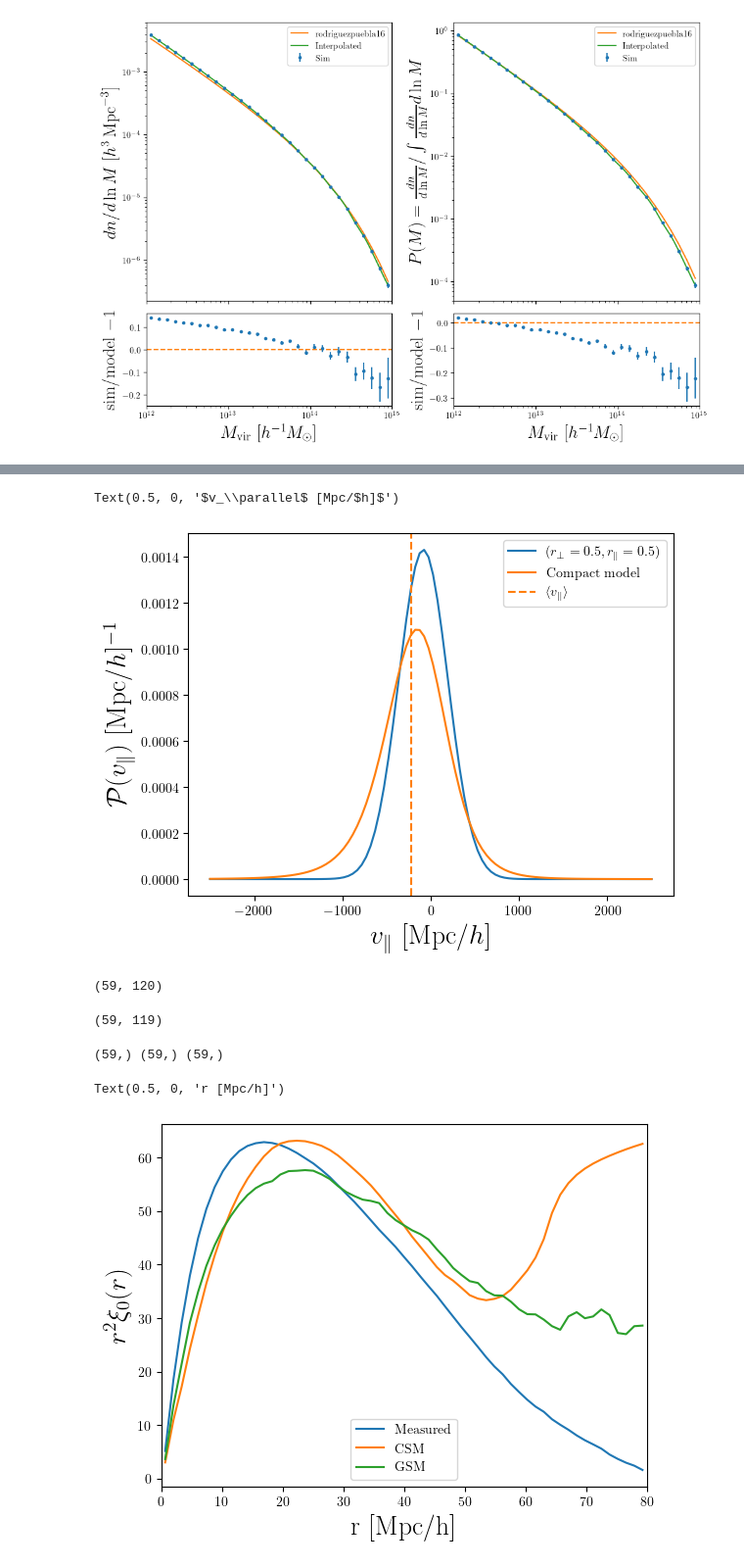
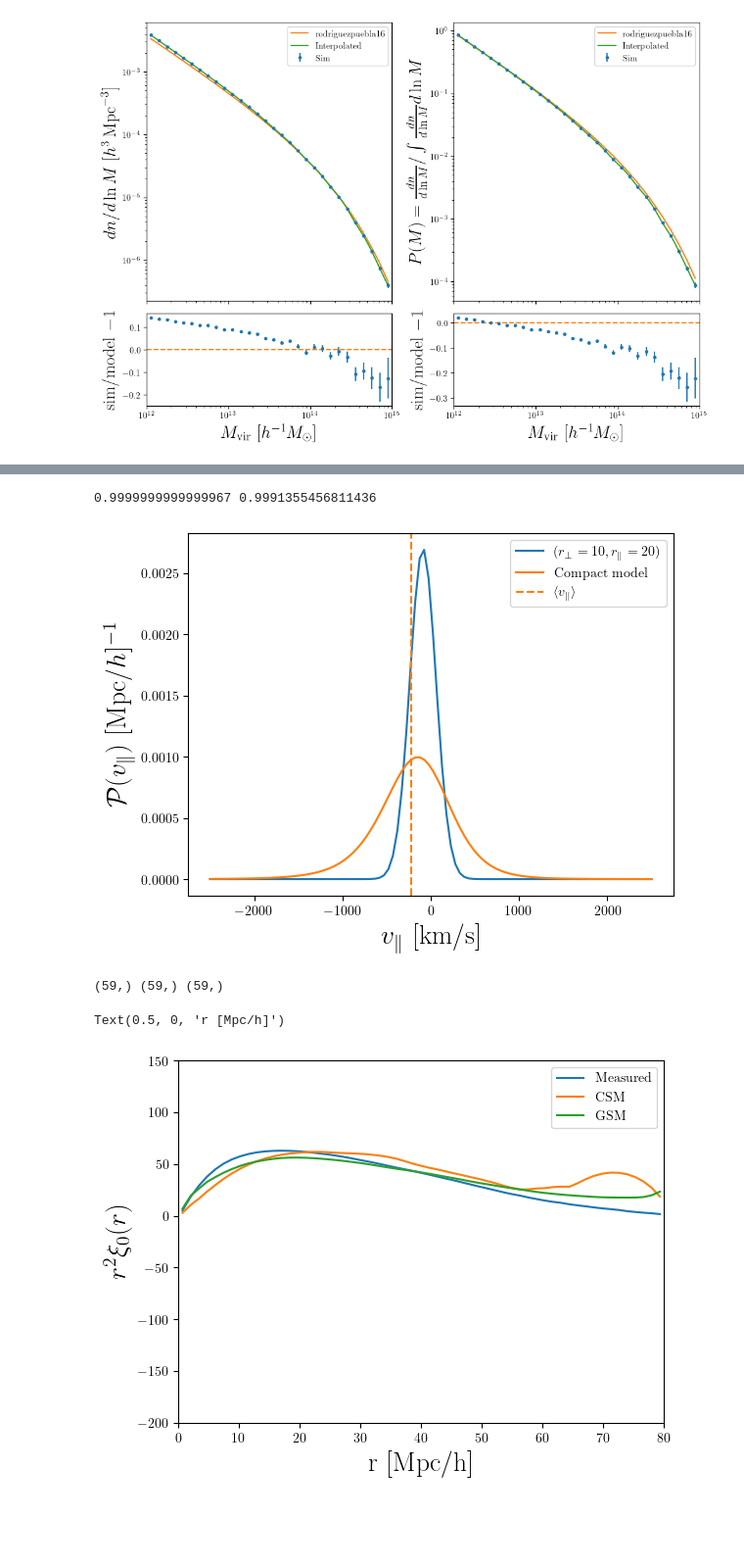
Before and after one commit to cosweeney/clive_bias, a Jupyter notebook: notebooks/streaming_model/MDPL2_streaming.ipynb, the cells around one changed output, grey strips where cells are left out. Shown at 98% size. Saved outputs shown, nothing was run; the diff lists cells and outputs as text; code cells hidden in the pictures; blank space fills up the shorter version.

Commit message:
Updates to test notebook, measuring moments with halotools.

```diff
--- a/notebooks/streaming_model/MDPL2_streaming.ipynb
+++ b/notebooks/streaming_model/MDPL2_streaming.ipynb
@@ -679,0 +815,5 @@ with h5.File(vel_path, 'r') as hdf:
+# %%
+plt.plot(rbins_c, a*H*v_12, c='k')
+
+for k in range(6):
+    plt.plot(r_cens_test, mean_j[k], c=f'C{k}')
@@ -860,9 +1002,9 @@ from scipy.interpolate import UnivariateSpline
 
 
 gaussian = moments2gaussian(
-    m_10=UnivariateSpline(rbins_c, m10, s=0,ext=3),
-    c_20=UnivariateSpline(rbins_c, c20, s=0,ext=3),
-    c_02=UnivariateSpline(rbins_c, c02, s=0,ext=3)
+    m_10=UnivariateSpline(rbins_c, v_12, s=0,ext=3),
+    c_20=UnivariateSpline(rbins_c, s_12_r, s=0,ext=3),
+    c_02=UnivariateSpline(rbins_c, s_12_t, s=0,ext=3)
 )
 # %%
 vlos = np.linspace(-40., 40.,100)
@@ -886,19 +1031,24 @@ print(np.sum(g_test), np.sum(c_test))
 vlos = np.linspace(-2500,2500, 100)
 
 R_test = 10
-rlos_test = 10
+rlos_test = 20
 
-plt.plot(vlos, (1/a/H)*gaussian(vlos/a/H,r_perp=R_test,r_parallel=rlos_test)[0],
-        label=r'$(r_\perp = 0.5, r_\parallel = 0.5)$')
-plt.plot(vlos, Pv_margM_vec(vlos, R_test, rlos_test),
+g_test = (1/a/H)*gaussian(vlos/a/H,r_perp=R_test,r_parallel=rlos_test)[0]
+c_test =  Pv_c(vlos, R_test, rlos_test)
+
+plt.plot(vlos, g_test,
+        label=rf'$(r_\perp = {R_test}, r_\parallel = {rlos_test})$')
+plt.plot(vlos,c_test,
         label=r'Compact model')
 plt.axvline(vlos_mean(R_test, rlos_test, np.mean(mbins2)), c='C1', ls='--', label=r'$\langle v_\parallel \rangle$')
 plt.legend()
 plt.ylabel(r'$\mathcal{P}(v_\parallel)$ [Mpc/$h]^{-1}$')
-plt.xlabel(r'$v_\parallel$ [Mpc/$h]$')
+plt.xlabel(r'$v_\parallel$ [km/s]')
+
+print(np.sum(g_test)*np.diff(vlos)[0], np.sum(c_test)*np.diff(vlos)[0])
 # %% [output]
-Text(0.5, 0, '$v_\\parallel$ [Mpc/$h]$')
+0.9999999999999967 0.9991355456811436
-[figure, old version]
+[figure, new version]
 # %%
 from scipy.interpolate import UnivariateSpline
 
@@ -906,16 +1056,10 @@ compact_s_mu = simps_integrate(
     s_c=rbins_c, mu_c=mu_bins,
     twopcf_function=UnivariateSpline(rbins_c,
                                      xigg_interp,s=0),
-    los_pdf_function=Pv_margM_vec_Mpc,
+    los_pdf_function=Pv_c_Mpc,
+    limit=90,
+
 )
-# %%
-compact_s_mu.shape
-# %% [output]
-(59, 120)
-# %%
-s_mu_tpcf.shape
-# %% [output]
-(59, 119)
 # %%
 compact_monopole = tpcf_multipole(
     compact_s_mu[:, :-1],
@@ -938,6 +1082,8 @@ gaussian_s_mu = simps_integrate(
     twopcf_function=UnivariateSpline(rbins_c,
                                      xigg_interp,s=0),
     los_pdf_function=gaussian,
+    limit=120,
+    n=1000
 )
 
 gaussian_monopole = tpcf_multipole(
@@ -962,20 +1108,20 @@ print(monopole.shape, compact_monopole.shape, gaussian_monopole.shape)
 # %%
 plt.plot(rbins_c, rbins_c**2*monopole,
        label='Measured')
 plt.plot(rbins_c, rbins_c**2*compact_monopole,
         label='CSM')
 plt.plot(rbins_c, rbins_c**2*gaussian_monopole,
         label='GSM')
 plt.xlim(0,80) # if you want larger scales, extend the integration
 # limit on simps integrate + extend UnivariateSpline limits
 # for moments and correlation function, remember it is an integral!
-#plt.ylim(-200,150)
+plt.ylim(-200,150)
 plt.legend()
 plt.ylabel(r'$r^2\xi_0(r)$')
 plt.xlabel('r [Mpc/h]')
 # %% [output]
 Text(0.5, 0, 'r [Mpc/h]')
-[figure, old version]
+[figure, new version]
 # %%
 plt.plot(rbins_c, rbins_c**2*quadrupole,
         label='Measured')
```
Also changed, not shown: parts of 26 cells of this notebook, 10 other files.
